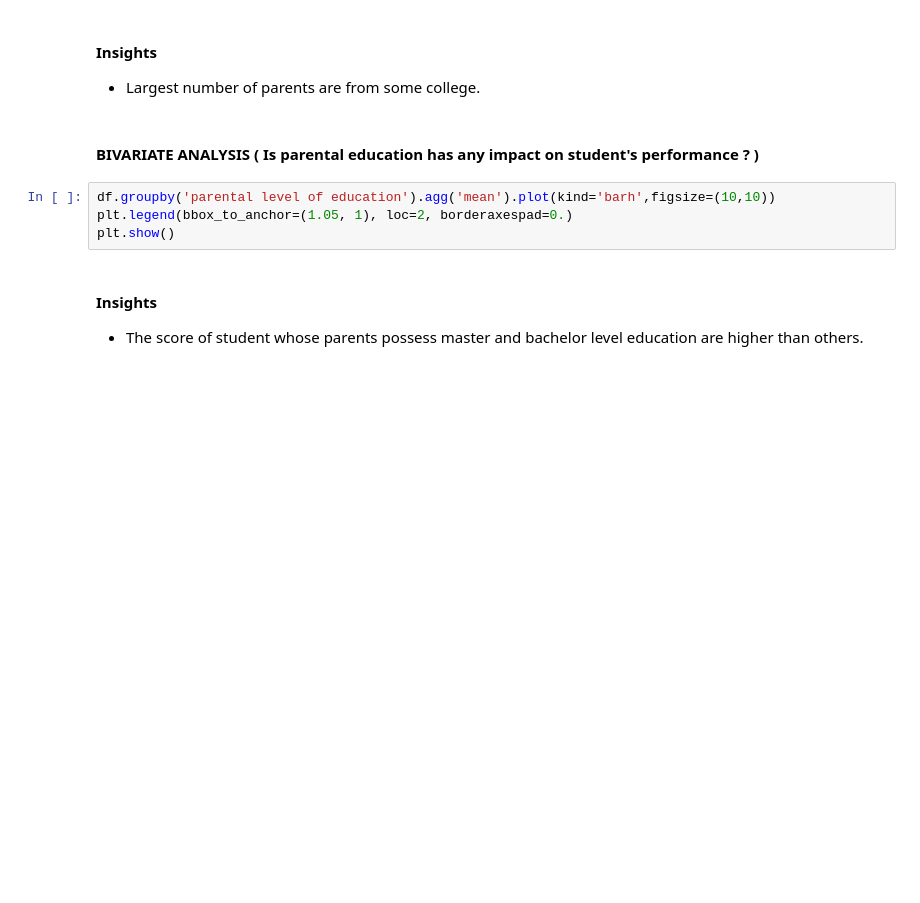
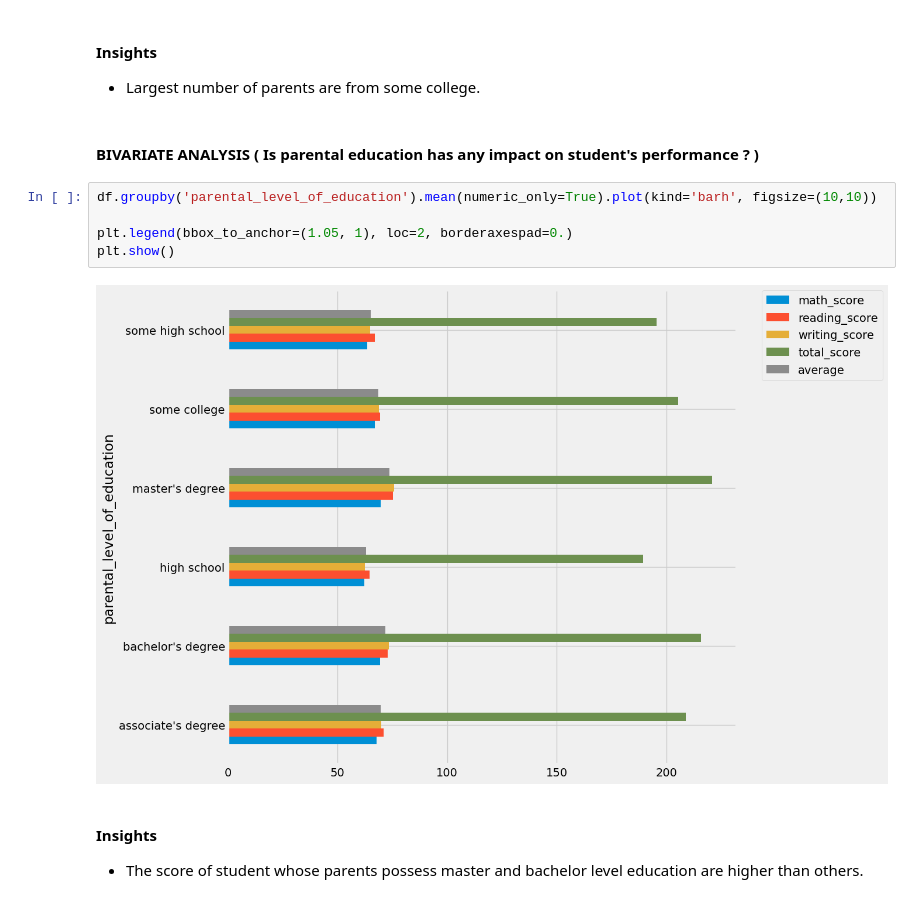
Before and after one commit to kalyanam13/mlproject, a Jupyter notebook: notebook/1 . EDA STUDENT PERFORMANCE .ipynb, the cells around one changed output. Drawn from its saved outputs; the diff is of its cells as text; blank space fills up the shorter version.

```diff
--- a/notebook/1 . EDA STUDENT PERFORMANCE .ipynb
+++ b/notebook/1 . EDA STUDENT PERFORMANCE .ipynb
@@ -578,9 +580,12 @@ plt.show()
 # %% [markdown]
 #### BIVARIATE ANALYSIS ( Is parental education has any impact on student's performance ? )
 # %%
-df.groupby('parental level of education').agg('mean').plot(kind='barh',figsize=(10,10))
+df.groupby('parental_level_of_education').mean(numeric_only=True).plot(kind='barh', figsize=(10,10))
+
 plt.legend(bbox_to_anchor=(1.05, 1), loc=2, borderaxespad=0.)
 plt.show()
+# %% [output]
+[figure, added]
 # %% [markdown]
 #### Insights
 - The score of student whose parents possess master and bachelor level education are higher than others.
```
Also changed, not shown: parts of 7 cells of this notebook, 1 other file.
